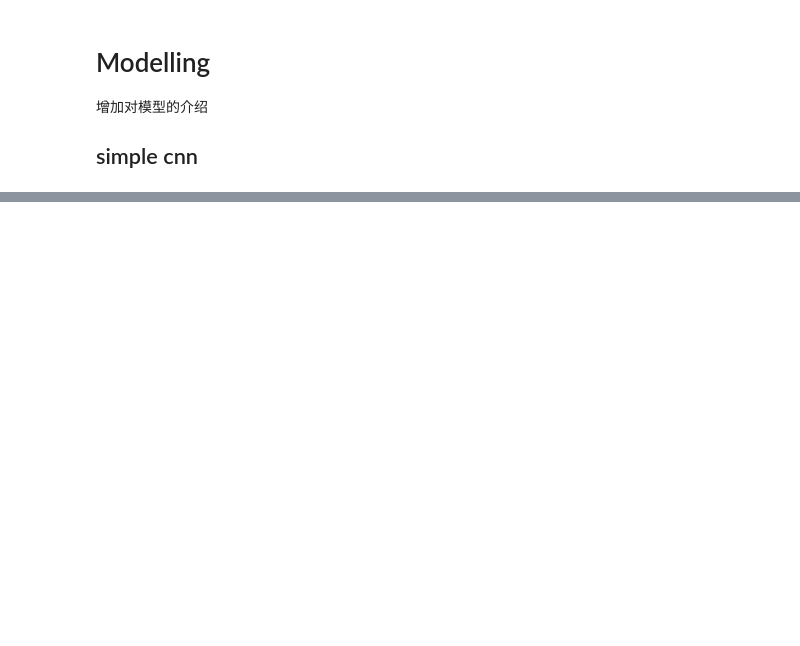
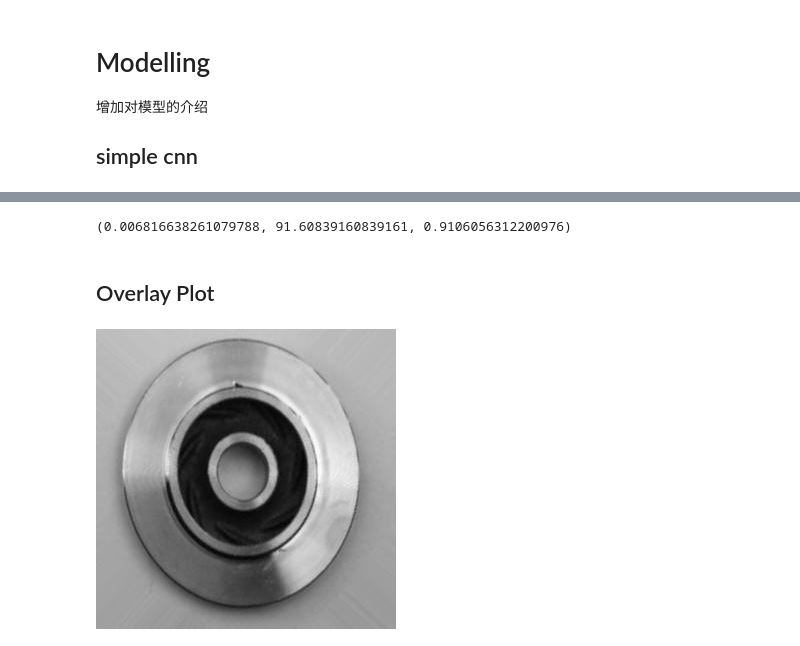
Before and after one commit to sdsc-bw/sdsc_blog, a Jupyter notebook: Use case2 - defect detection.ipynb, the cells around one changed output, grey strips where cells are left out. Drawn from its saved outputs; the diff is of its cells as text; code cells hidden in the pictures; blank space fills up the shorter version.

```diff
--- a/Use case2 - defect detection.ipynb
+++ b/Use case2 - defect detection.ipynb
@@ -349,0 +825,6 @@ losses.tail(3)
+# %%
+validate(model, test_loader, device)
+# %% [output]
+(0.006816638261079788, 91.60839160839161, 0.9106056312200976)
+# %% [markdown]
+## Overlay Plot
@@ -349,0 +852,6 @@ losses.tail(3)
+# %%
+image = Image.open(train_path + 'def_front/cast_def_0_1001.jpeg')
+# %%
+Image.fromarray(np.array(image))
+# %% [output]
+[figure, added]
```
Also changed, not shown: parts of 32 cells of this notebook.
